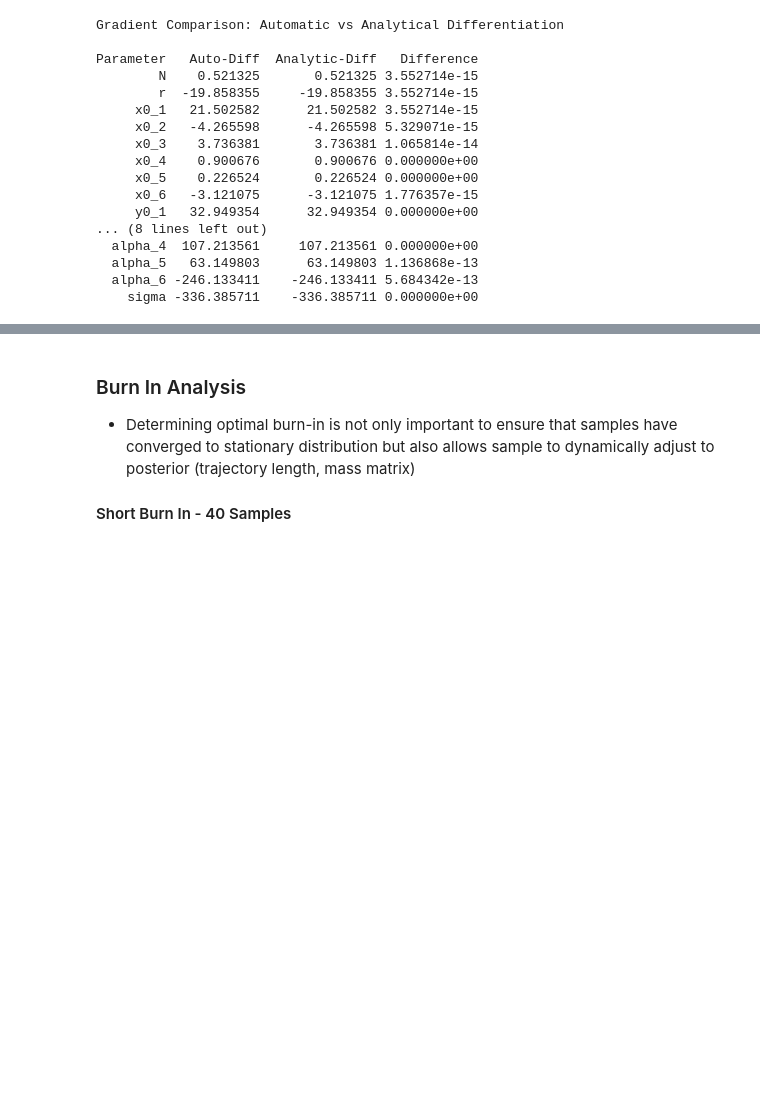
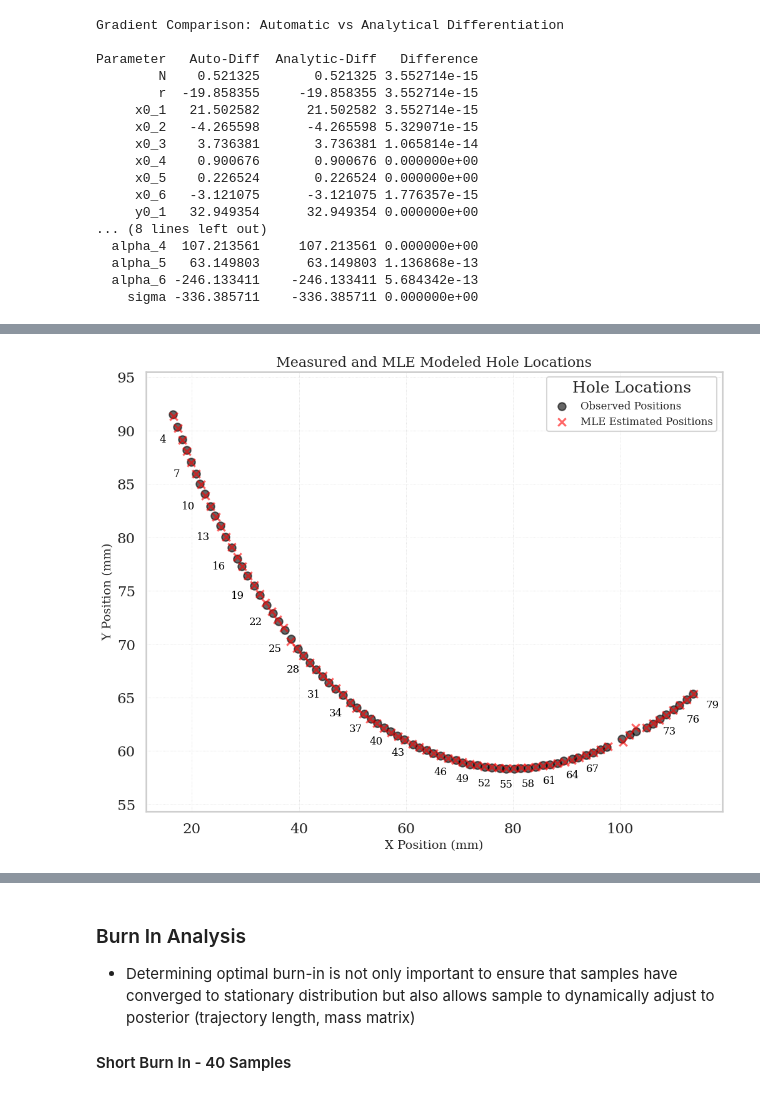
Before and after one commit to JacobTutt/antikythera_bayesian_analysis, a Jupyter notebook: Notebook_2_Isotropic.ipynb, the cells around one changed output, grey strips where cells are left out. Cells and saved outputs as stored; diff of their text form; code cells hidden in the pictures; blank space fills up the shorter version.

```diff
--- a/Notebook_2_Isotropic.ipynb
+++ b/Notebook_2_Isotropic.ipynb
@@ -290,0 +309,8 @@ Antikythera_Isotropic_Basic_Filter.mle_analysis(mle_results_full)
+# %%
+# Full optimisation using 100 initialisations from prior
+if rerun_comp_expensive_analysis:
+    mle_results_full = Antikythera_Isotropic_Basic_Filter.max_likelihood_est(sampling_type = 'BFGS', num_samples=20, derivative='analytic', plot_history=False, summary_table = 5, save_path = 'stored_results/Isotropic_Basic_MLE_Scipy_Results.pkl')
+    mle_results_full_scipy = pd.read_pickle('stored_results/Isotropic_Basic_MLE_Scipy_Results.pkl')
+# if not run, load back data
+else:
+    mle_results_full_scipy = pd.read_pickle('stored_results/Isotropic_Basic_MLE_Scipy_Results.pkl')
@@ -291 +326,5 @@ Antikythera_Isotropic_Basic_Filter.mle_analysis(mle_results_full)
+# %%
+Antikythera_Isotropic_Basic_Filter.mle_analysis(mle_results_full_scipy)
+# %% [output]
+[figure, added]
 # %% [markdown]
```
Also changed, not shown: parts of 26 cells of this notebook, 4 other files.
